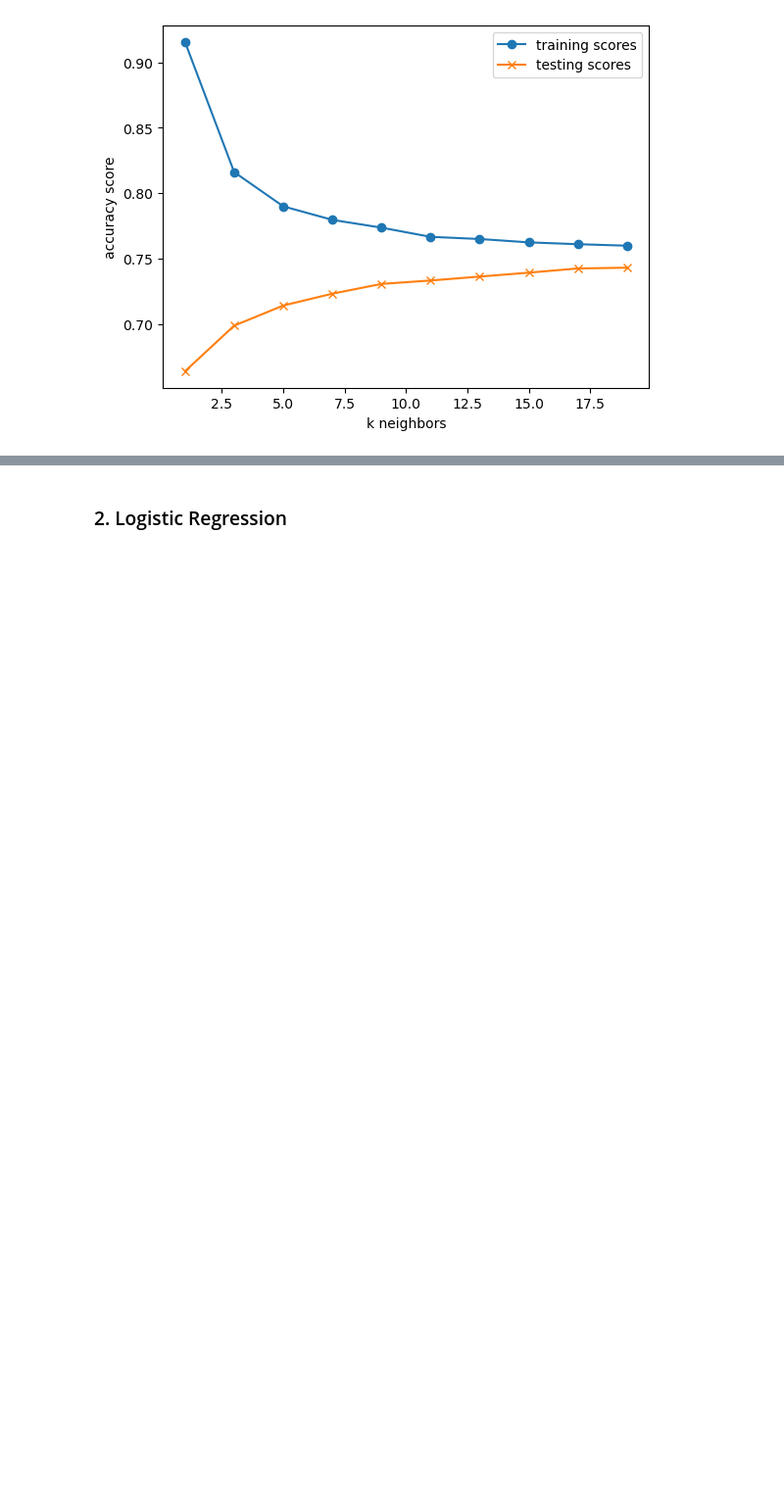
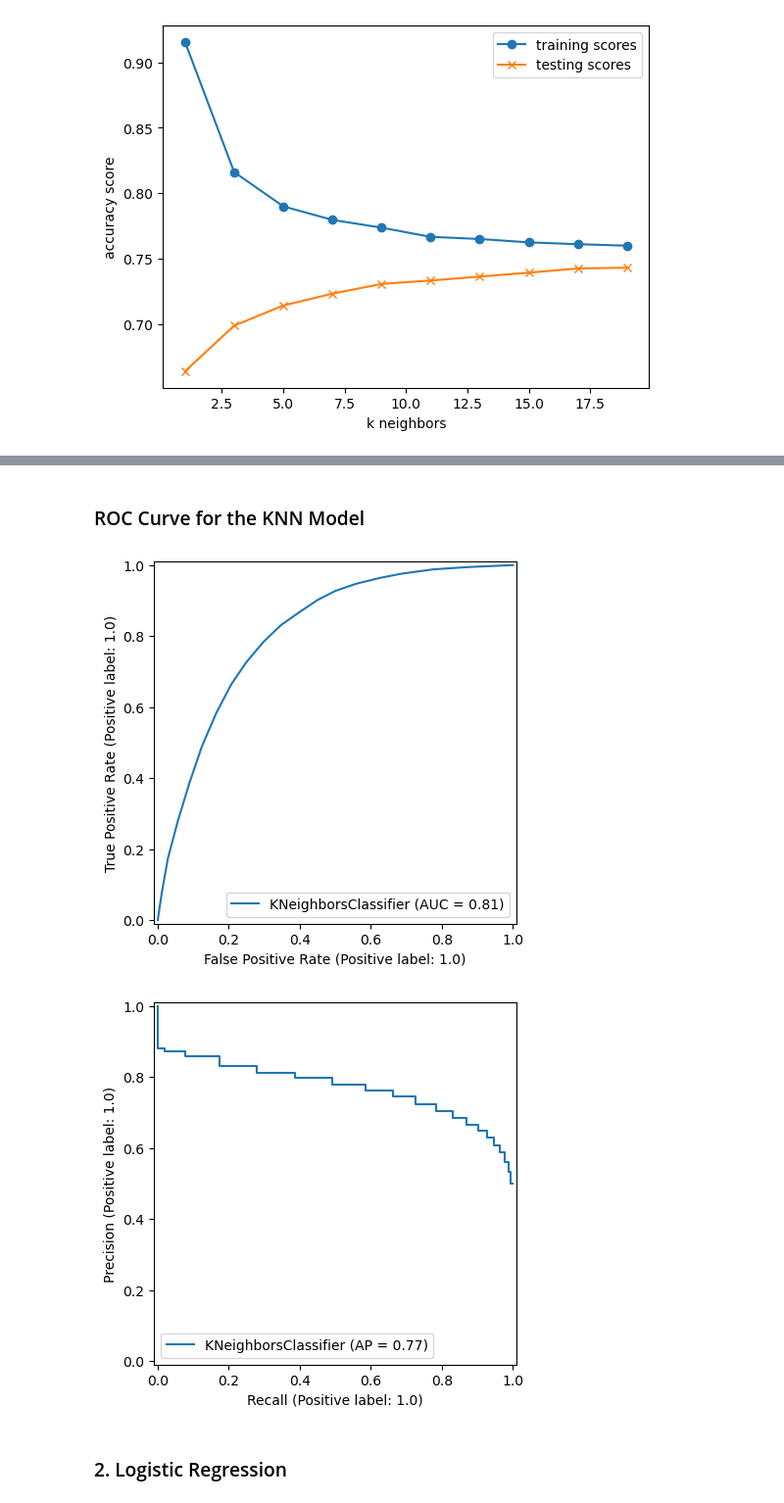
Before and after one commit to yiannisp1822/Project2_Diabetes, a Jupyter notebook: diabetes-prediction-modeling-s_copy.ipynb, the cells around one changed output, grey strips where cells are left out. Shown at 98% size. Drawn from its saved outputs; the diff is of its cells as text; code cells hidden in the pictures; blank space fills up the shorter version.

Commit message:
finalized notebook, 99%, needs bar graph code before main push

```diff
--- a/diabetes-prediction-modeling-s_copy.ipynb
+++ b/diabetes-prediction-modeling-s_copy.ipynb
@@ -731,0 +765,6 @@ k: 19, Train/Test Score: 0.760/0.743
+# %%
+#print the best k value
+knn = KNeighborsClassifier(n_neighbors=19)
+
+#call the model report function
+model_report(knn, x_train_encoded, x_test_encoded, y_train, y_test)
@@ -732,3 +789,16 @@ k: 19, Train/Test Score: 0.760/0.743
+# %% [markdown]
+### ROC Curve for the KNN Model
+# %%
+# Create the ROC curve
+RocCurveDisplay.from_estimator(knn, x_test_encoded, y_test)
+plt.show()
+
+# Create the precision-recall curve
+PrecisionRecallDisplay.from_estimator(knn, x_test_encoded, y_test)
+plt.show()
+# %% [output]
+[figure, added]
+[figure, added]
 # %% [markdown]
 ### 2. Logistic Regression
 # %% [markdown]
```
Also changed, not shown: parts of 38 cells of this notebook, 1 other file.
